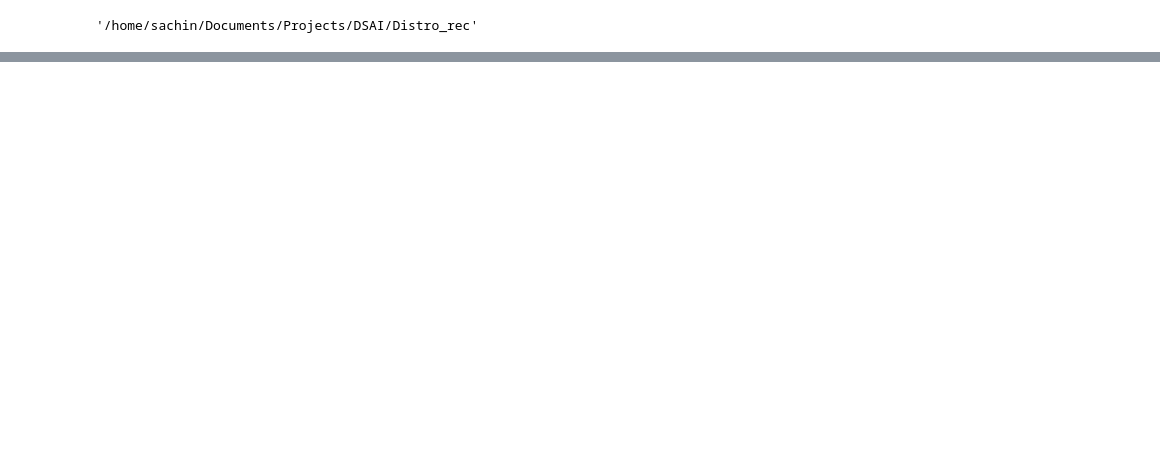
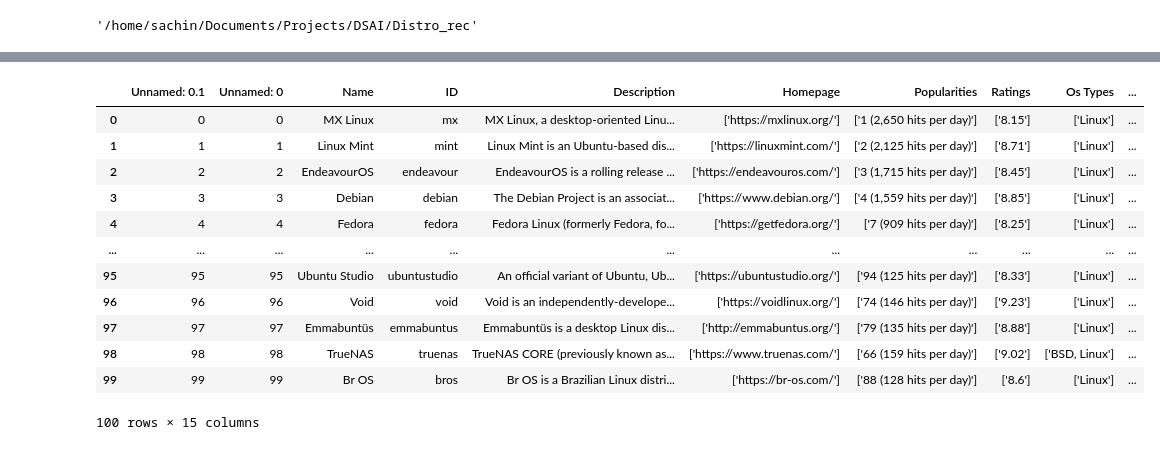
Before and after one commit to Joel-yj/tux-recommender, a Jupyter notebook: live_scrape.ipynb, the cells around one changed output, grey strips where cells are left out. Saved outputs shown, nothing was run; the diff lists cells and outputs as text; code cells hidden in the pictures; blank space fills up the shorter version.

```diff
--- a/live_scrape.ipynb
+++ b/live_scrape.ipynb
@@ -421,0 +558,18 @@ shape: (6, 18)
+# %%
+data = pd.read_csv("Homepage.csv")
+# %%
+data
+# %% [output]
+|  | Unnamed: 0.1 | Unnamed: 0 | Name | ID | Description | Homepage | Popularities | Ratings | Os Types | ... |
+| 0 | 0 | 0 | MX Linux | mx | MX Linux, a desktop-oriented Linu... | ['https://mxlinux.org/'] | ['1 (2,650 hits per day)'] | ['8.15'] | ['Linux'] | ... |
+| 1 | 1 | 1 | Linux Mint | mint | Linux Mint is an Ubuntu-based dis... | ['https://linuxmint.com/'] | ['2 (2,125 hits per day)'] | ['8.71'] | ['Linux'] | ... |
+| 2 | 2 | 2 | EndeavourOS | endeavour | EndeavourOS is a rolling release ... | ['https://endeavouros.com/'] | ['3 (1,715 hits per day)'] | ['8.45'] | ['Linux'] | ... |
+| 3 | 3 | 3 | Debian | debian | The Debian Project is an associat... | ['https://www.debian.org/'] | ['4 (1,559 hits per day)'] | ['8.85'] | ['Linux'] | ... |
+| 4 | 4 | 4 | Fedora | fedora | Fedora Linux (formerly Fedora, fo... | ['https://getfedora.org/'] | ['7 (909 hits per day)'] | ['8.25'] | ['Linux'] | ... |
+| ... | ... | ... | ... | ... | ... | ... | ... | ... | ... | ... |
+| 95 | 95 | 95 | Ubuntu Studio | ubuntustudio | An official variant of Ubuntu, Ub... | ['https://ubuntustudio.org/'] | ['94 (125 hits per day)'] | ['8.33'] | ['Linux'] | ... |
+| 96 | 96 | 96 | Void | void | Void is an independently-develope... | ['https://voidlinux.org/'] | ['74 (146 hits per day)'] | ['9.23'] | ['Linux'] | ... |
+| 97 | 97 | 97 | Emmabuntüs | emmabuntus | Emmabuntüs is a desktop Linux dis... | ['http://emmabuntus.org/'] | ['79 (135 hits per day)'] | ['8.88'] | ['Linux'] | ... |
+| 98 | 98 | 98 | TrueNAS | truenas | TrueNAS CORE (previously known as... | ['https://www.truenas.com/'] | ['66 (159 hits per day)'] | ['9.02'] | ['BSD, Linux'] | ... |
+| 99 | 99 | 99 | Br OS | bros | Br OS is a Brazilian Linux distri... | ['https://br-os.com/'] | ['88 (128 hits per day)'] | ['8.6'] | ['Linux'] | ... |
+100 rows × 15 columns
```
Also changed, not shown: parts of 28 cells of this notebook, 1 other file.
